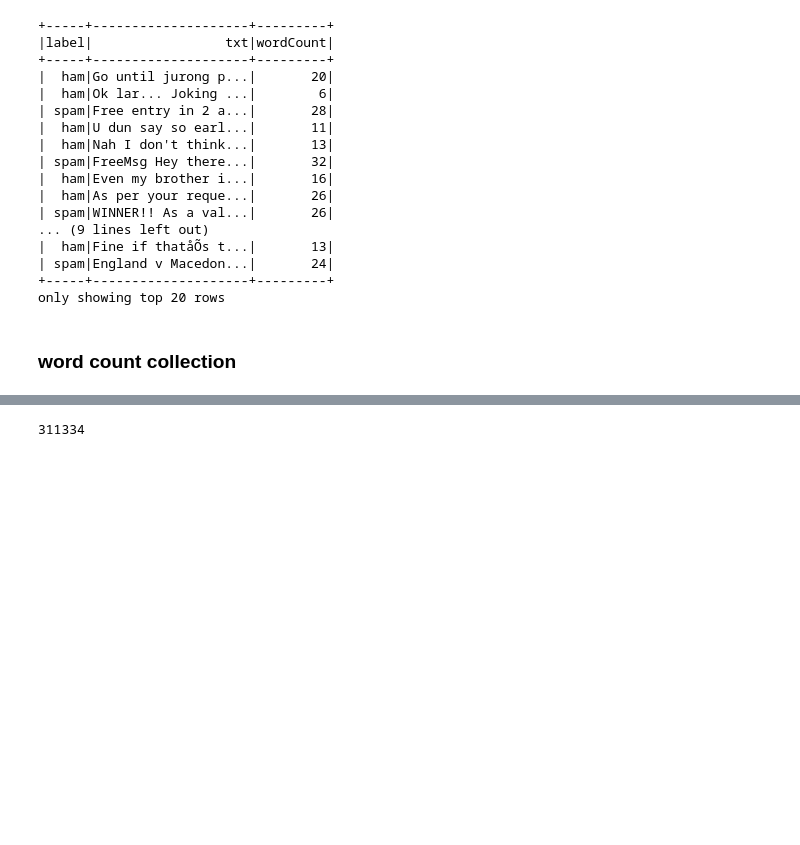
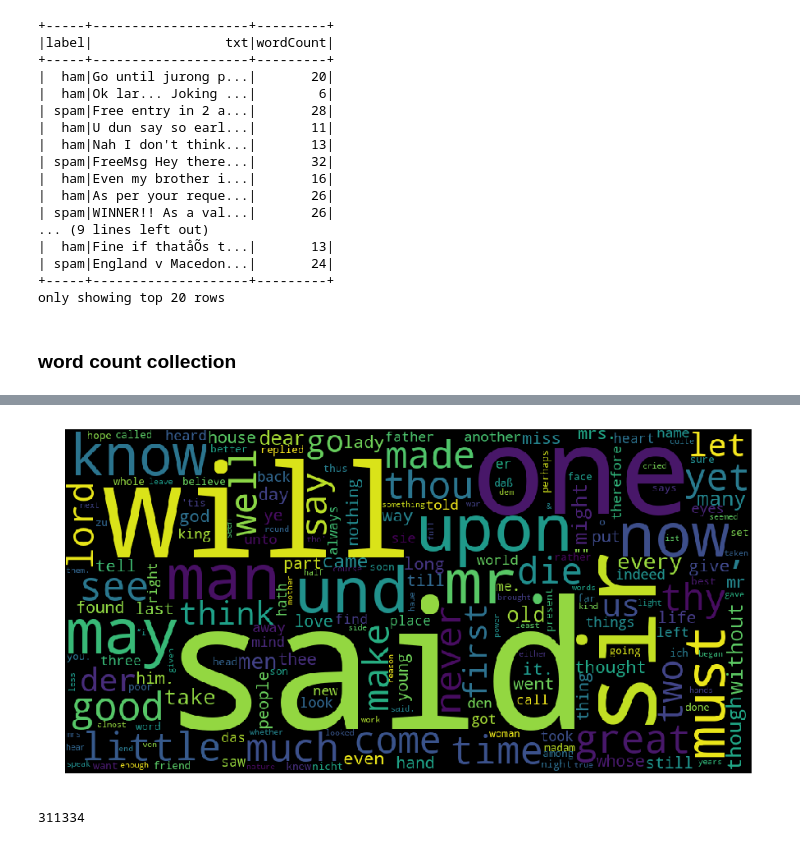
Before and after one commit to samanthawise/dstassignment5, a Jupyter notebook: report/project.ipynb, the cells around one changed output, grey strips where cells are left out. Saved outputs shown, nothing was run; the diff lists cells and outputs as text; code cells hidden in the pictures; blank space fills up the shorter version.

```diff
--- a/report/project.ipynb
+++ b/report/project.ipynb
@@ -212,0 +235,6 @@ to_list
+# %%
+to_list[1][0]
+stopwords.update(["", "”", "-","—","'"])
+# %%
+temp = [word for word in to_list if word[0] not in stopwords]
+temp
@@ -213,3 +259,14 @@ to_list
+# %%
+temp = Counter(dict(temp))
+word_could_dict=Counter(temp)
+wordcloud = WordCloud(width = 1000, height = 500).generate_from_frequencies(word_could_dict)
+
+plt.figure(figsize=(15,8))
+plt.imshow(wordcloud)
+plt.axis("off")
+plt.show()
+# %% [output]
+[figure, added]
 # %%
 311334
 # %% [output]
```
Also changed, not shown: parts of 8 cells of this notebook.
